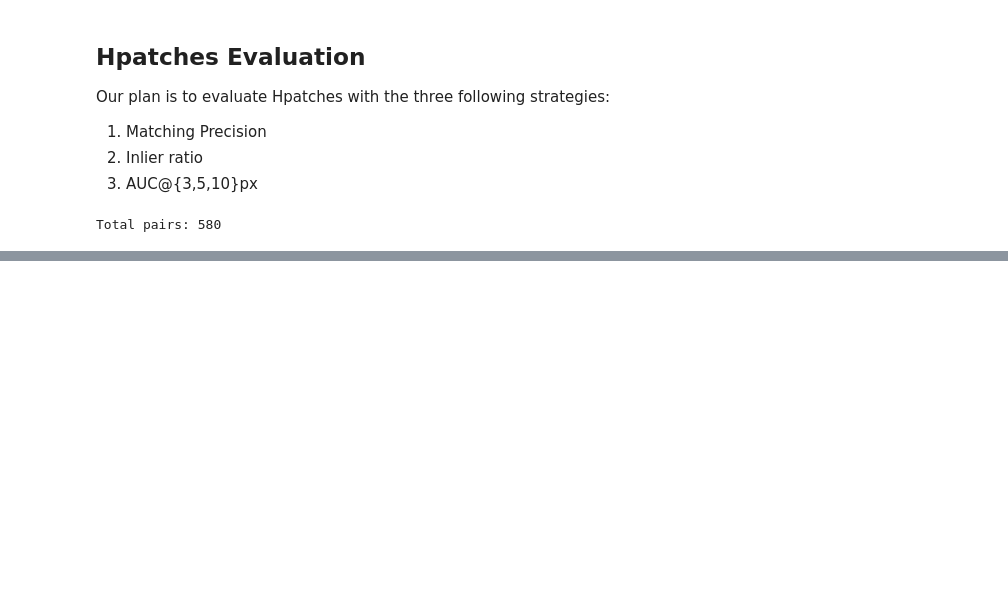
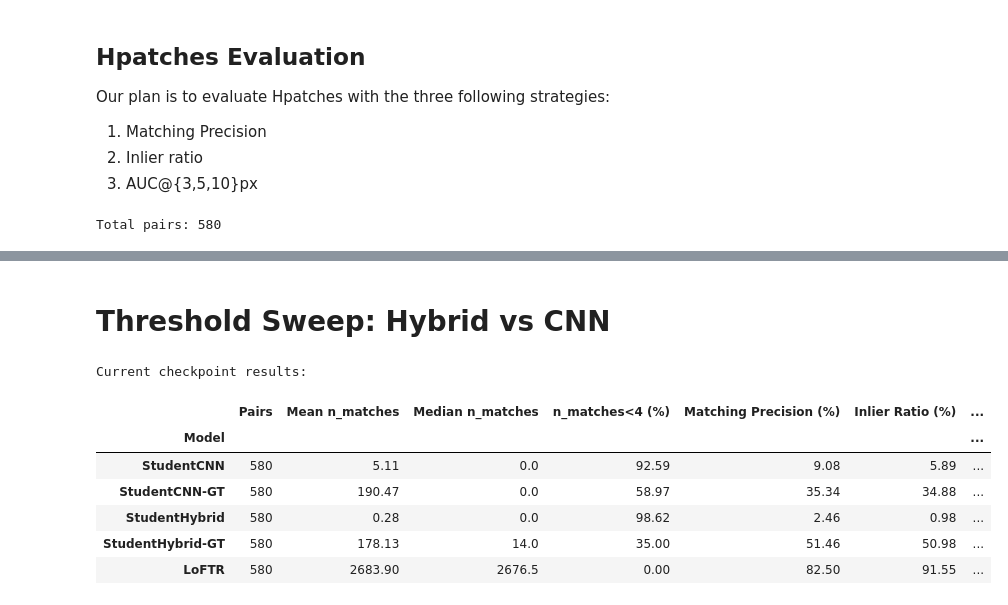
Before and after one commit to EZmoneySniper250/ECE1508DL, a Jupyter notebook: notebooks/evaluation.ipynb, the cells around one changed output, grey strips where cells are left out. Drawn from its saved outputs; the diff is of its cells as text; code cells hidden in the pictures; blank space fills up the shorter version.

```diff
--- a/notebooks/evaluation.ipynb
+++ b/notebooks/evaluation.ipynb
@@ -276 +287,47 @@ LoFTR                          82.50             91.55        61.26        69.47
 | LoFTR | 82.50 | 91.55 | 61.26 | 69.47 | 77.58 |
+# %% [markdown]
+# Threshold Sweep: Hybrid vs CNN
+# %%
+
+THRESH_SWEEP = [0.2, 0.1, 0.05, 0.02]
+
+
+def summarize_results(results, name):
+    n_matches = np.array([r["n_matches"] for r in results], dtype=np.float64)
+    precision = np.array([r["precision"] for r in results], dtype=np.float64)
+    inlier = np.array([r["inlier_ratio"] for r in results], dtype=np.float64)
+    errors = [r["error"] for r in results]
+
+    return {
+        "Model": name,
+        "Pairs": int(len(results)),
+        "Mean n_matches": float(n_matches.mean()) if len(n_matches) else 0.0,
+        "Median n_matches": float(np.median(n_matches)) if len(n_matches) else 0.0,
+        "n_matches<4 (%)": float((n_matches < 4).mean() * 100.0) if len(n_matches) else 0.0,
+        "Matching Precision (%)": float(precision.mean() * 100.0) if len(precision) else 0.0,
+        "Inlier Ratio (%)": float(inlier.mean() * 100.0) if len(inlier) else 0.0,
+        "AUC@3px (%)": float(auc_at(errors, 3) * 100.0),
+        "AUC@5px (%)": float(auc_at(errors, 5) * 100.0),
+        "AUC@10px (%)": float(auc_at(errors, 10) * 100.0),
+    }
+
+
+base_rows = [
+    summarize_results(results_cnn, "StudentCNN"),
+    summarize_results(results_cnn_gt, "StudentCNN-GT"),
+    summarize_results(results_hybrid, "StudentHybrid"),
+    summarize_results(results_hybrid_gt, "StudentHybrid-GT"),
+    summarize_results(results_loftr, "LoFTR"),
+]
+base_df = pd.DataFrame(base_rows).set_index("Model")
+print("Current checkpoint results:")
+display(base_df.round(2))
+# %% [output]
+Current checkpoint results:
+|  | Pairs | Mean n_matches | Median n_matches | n_matches<4 (%) | Matching Precision (%) | Inlier Ratio (%) | ... |
+| Model |  |  |  |  |  |  | ... |
+| StudentCNN | 580 | 5.11 | 0.0 | 92.59 | 9.08 | 5.89 | ... |
+| StudentCNN-GT | 580 | 190.47 | 0.0 | 58.97 | 35.34 | 34.88 | ... |
+| StudentHybrid | 580 | 0.28 | 0.0 | 98.62 | 2.46 | 0.98 | ... |
+| StudentHybrid-GT | 580 | 178.13 | 14.0 | 35.00 | 51.46 | 50.98 | ... |
+| LoFTR | 580 | 2683.90 | 2676.5 | 0.00 | 82.50 | 91.55 | ... |
```
Also changed, not shown: parts of 9 cells of this notebook.
